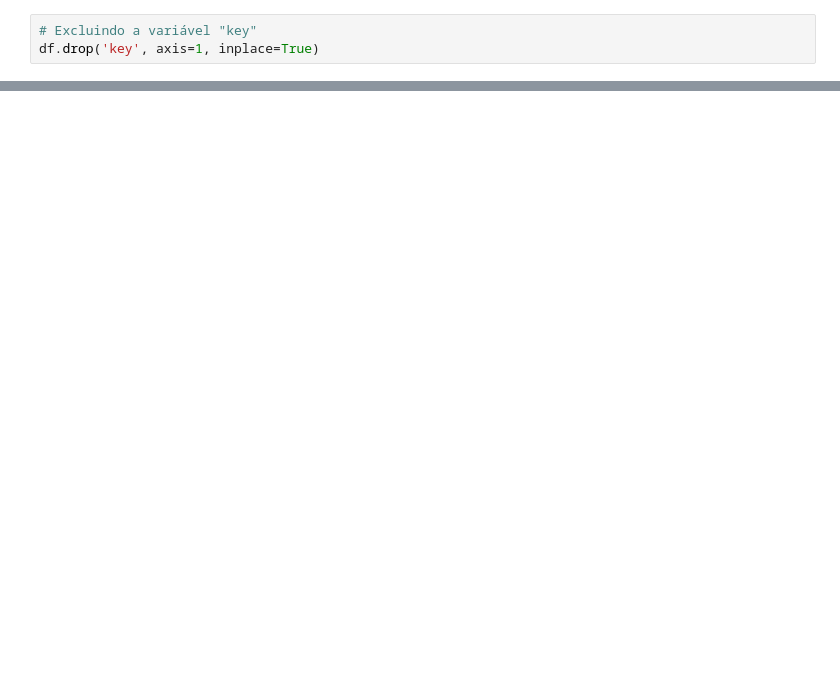
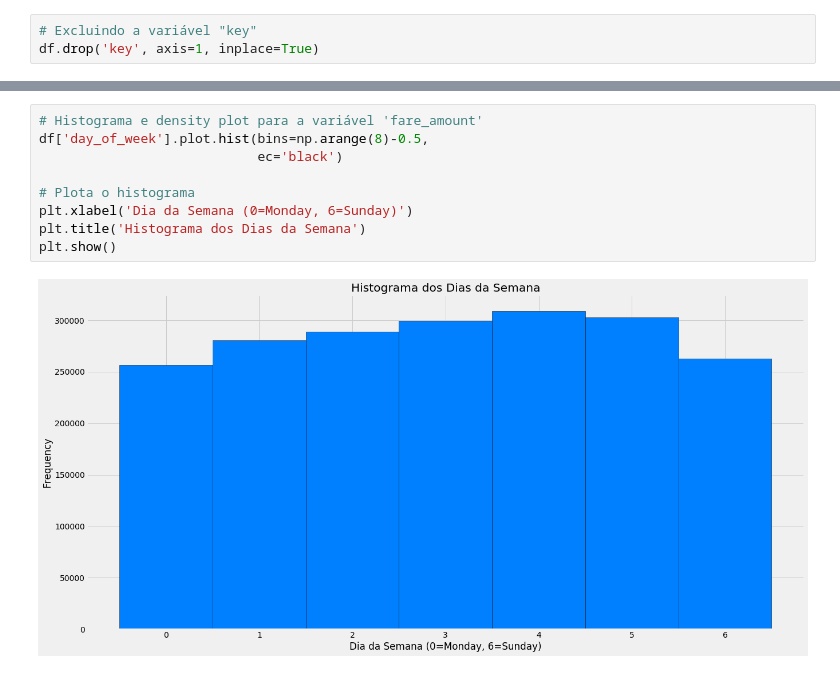
Before and after one commit to bobcastaldeli/Deep-Learning-Notes, a Jupyter notebook: Keras/03-Predicting-Taxi-Fare.ipynb, the cells around one changed output, grey strips where cells are left out. Saved outputs shown, nothing was run; the diff lists cells and outputs as text; blank space fills up the shorter version.

```diff
--- a/Keras/03-Predicting-Taxi-Fare.ipynb
+++ b/Keras/03-Predicting-Taxi-Fare.ipynb
@@ -176,0 +141,11 @@ plot_lat_long(df2, landmarks, points='Pickup')
+# %%
+# Histograma e density plot para a variável 'fare_amount'
+df['day_of_week'].plot.hist(bins=np.arange(8)-0.5,
+                            ec='black')
+
+# Plota o histograma
+plt.xlabel('Dia da Semana (0=Monday, 6=Sunday)')
+plt.title('Histograma dos Dias da Semana')
+plt.show()
+# %% [output]
+[figure, added]
```
Also changed, not shown: parts of 16 cells of this notebook.
